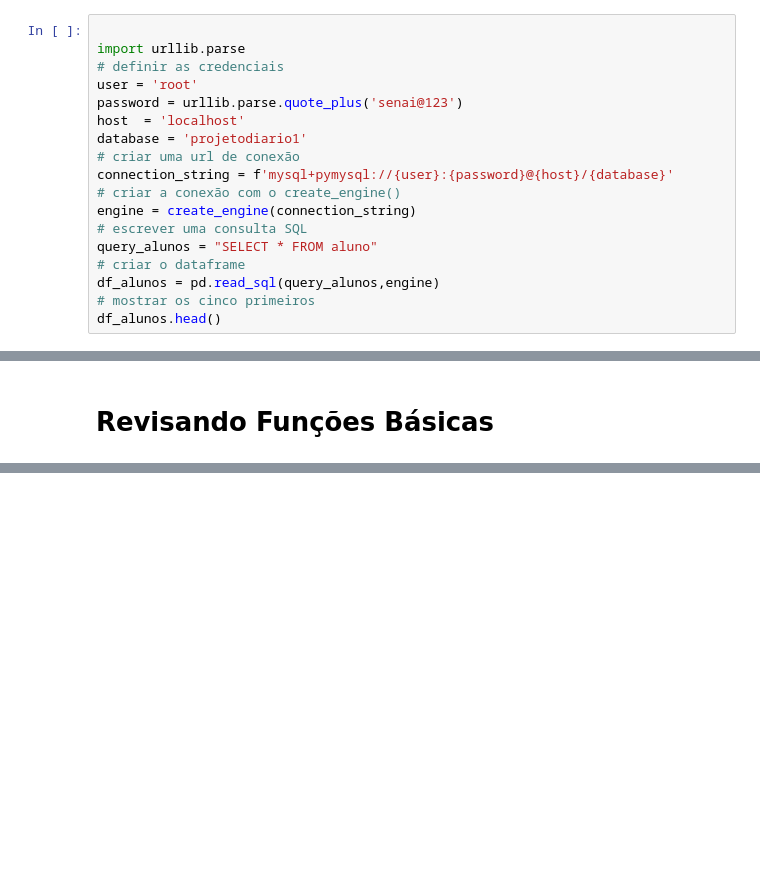
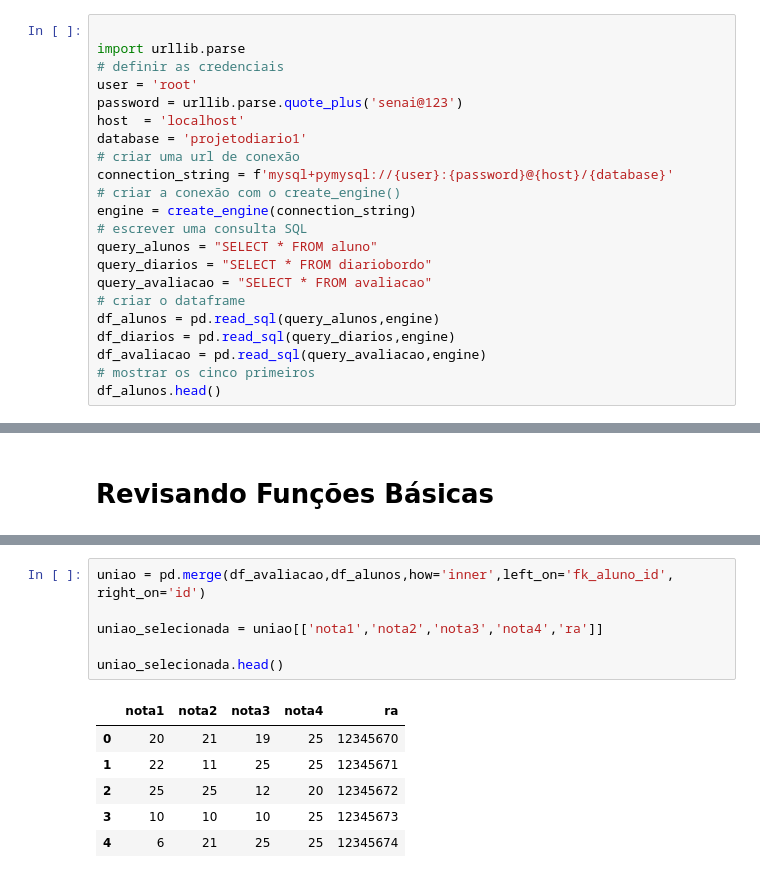
Before and after one commit to romulosilvestre/projetofinal_datascience, a Jupyter notebook: notebook_tarde.ipynb, the cells around one changed output, grey strips where cells are left out. Cells and saved outputs as stored; diff of their text form; blank space fills up the shorter version.

```diff
--- a/notebook_tarde.ipynb
+++ b/notebook_tarde.ipynb
@@ -41,8 +41,12 @@ connection_string = f'mysql+pymysql://{user}:{password}@{host}/{database}'
 engine = create_engine(connection_string)
 # escrever uma consulta SQL
 query_alunos = "SELECT * FROM aluno"
+query_diarios = "SELECT * FROM diariobordo"
+query_avaliacao = "SELECT * FROM avaliacao"
 # criar o dataframe
 df_alunos = pd.read_sql(query_alunos,engine)
+df_diarios = pd.read_sql(query_diarios,engine)
+df_avaliacao = pd.read_sql(query_avaliacao,engine)
 # mostrar os cinco primeiros
 df_alunos.head()
 # %% [output]
@@ -141,0 +301,13 @@ pandas.core.series.Series
+# %%
+uniao = pd.merge(df_avaliacao,df_alunos,how='inner',left_on='fk_aluno_id', right_on='id')
+
+uniao_selecionada = uniao[['nota1','nota2','nota3','nota4','ra']]
+
+uniao_selecionada.head()
+# %% [output]
+|  | nota1 | nota2 | nota3 | nota4 | ra |
+| 0 | 20 | 21 | 19 | 25 | 12345670 |
+| 1 | 22 | 11 | 25 | 25 | 12345671 |
+| 2 | 25 | 25 | 12 | 20 | 12345672 |
+| 3 | 10 | 10 | 10 | 25 | 12345673 |
+| 4 | 6 | 21 | 25 | 25 | 12345674 |
```
Also changed, not shown: parts of 34 cells of this notebook, 5 other files.
